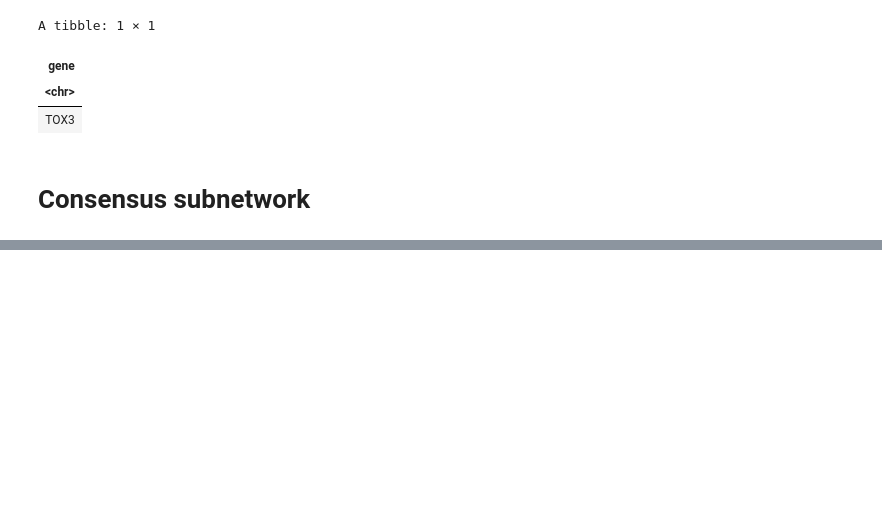
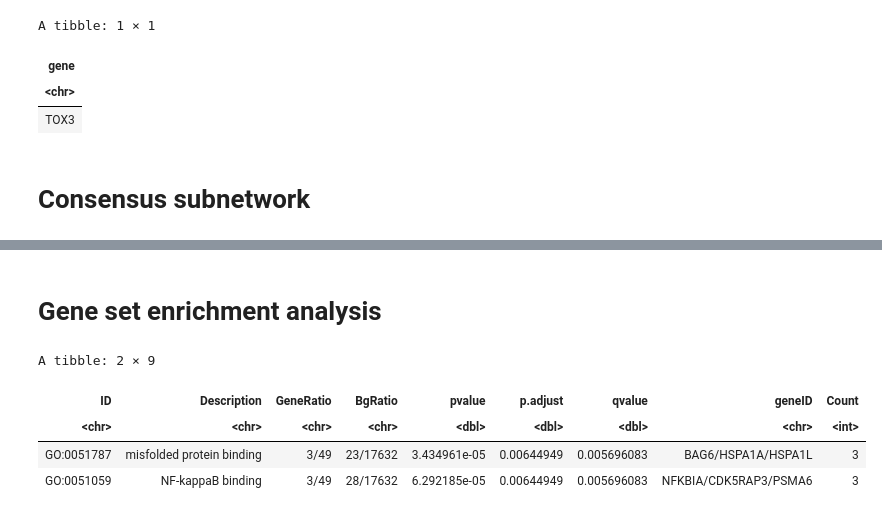
Before and after one commit to hclimente/genewa, a Jupyter notebook: results/consensus/consensus.ipynb, the cells around one changed output, grey strips where cells are left out. Drawn from its saved outputs; the diff is of its cells as text; code cells hidden in the pictures; blank space fills up the shorter version.

Commit message:
added enrichment analysis

```diff
--- a/results/consensus/consensus.ipynb
+++ b/results/consensus/consensus.ipynb
@@ -213,0 +217,2 @@ Warning message in if (class(x) == "igraph") {:
+# %% [markdown]
+# Gene set enrichment analysis
@@ -213,0 +222,11 @@ Warning message in if (class(x) == "igraph") {:
+# %%
+enrichGO(gene    = unique(consensus[['vertex.names']]),
+         OrgDb   = org.Hs.eg.db,
+         keyType = 'SYMBOL') %>%
+    as_tibble
+# %% [output]
+A tibble: 2 × 9
+| ID | Description | GeneRatio | BgRatio | pvalue | p.adjust | qvalue | geneID | Count |
+| <chr> | <chr> | <chr> | <chr> | <dbl> | <dbl> | <dbl> | <chr> | <int> |
+| GO:0051787 | misfolded protein binding | 3/49 | 23/17632 | 3.434961e-05 | 0.00644949 | 0.005696083 | BAG6/HSPA1A/HSPA1L | 3 |
+| GO:0051059 | NF-kappaB binding | 3/49 | 28/17632 | 6.292185e-05 | 0.00644949 | 0.005696083 | NFKBIA/CDK5RAP3/PSMA6 | 3 |
```
Also changed, not shown: parts of 8 cells of this notebook.
